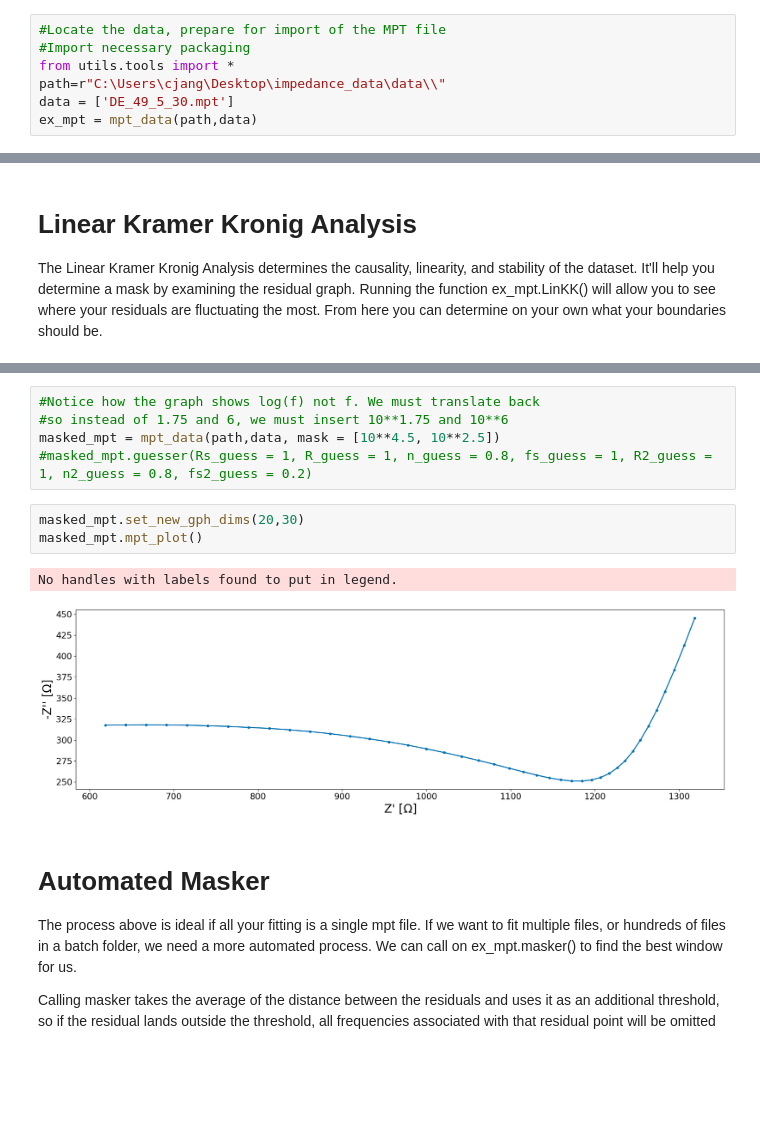
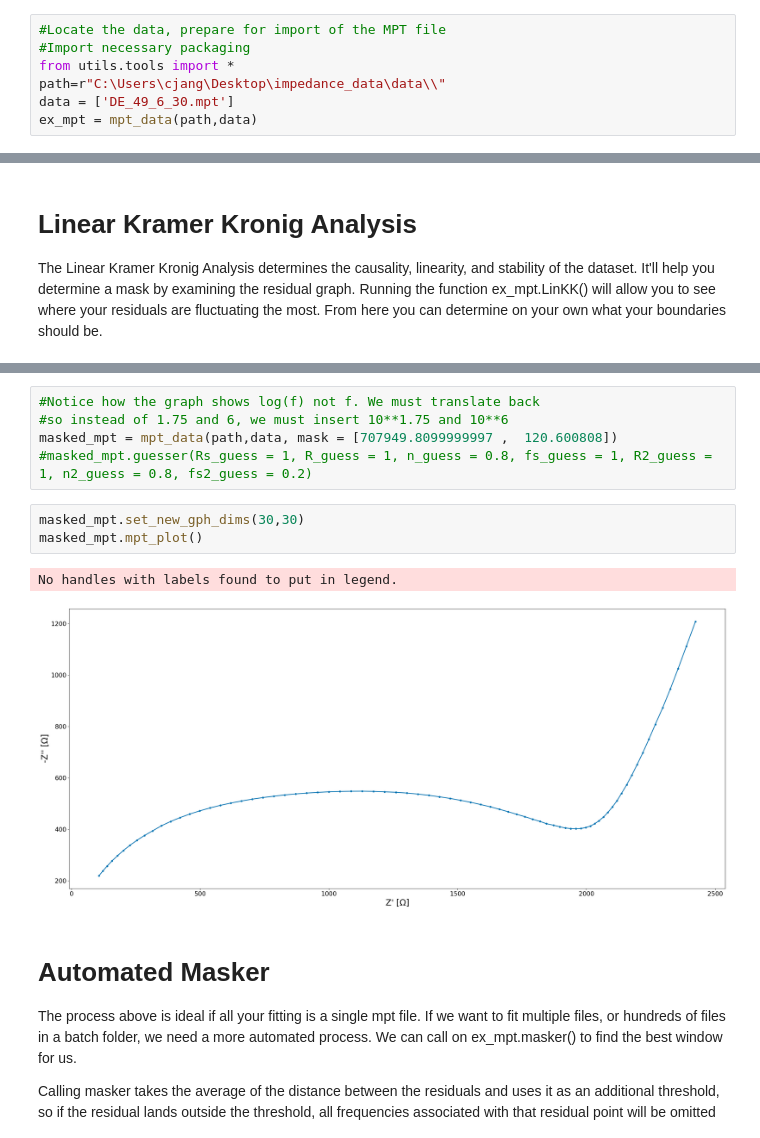
Before and after one commit to WildcatDiscovery/Kyler_Speed_Circuit, a Jupyter notebook: python_notebooks/masking_the_data.ipynb, the cells around one changed output, grey strips where cells are left out. Cells and saved outputs as stored; diff of their text form; blank space fills up the shorter version.

```diff
--- a/python_notebooks/masking_the_data.ipynb
+++ b/python_notebooks/masking_the_data.ipynb
@@ -8,7 +8,7 @@ Even on a good dataset, we can get a sizable error if we take into consideration
 #Import necessary packaging
 from utils.tools import *
 path=r"C:\Users\cjang\Desktop\impedance_data\data\\"
-data = ['DE_49_5_30.mpt']
+data = ['DE_49_6_30.mpt']
 ex_mpt = mpt_data(path,data)
 # %%
 ex_mpt.mpt_plot()
@@ -35,14 +130,14 @@ cycle || No. RC-elements ||   u
 # %%
 #Notice how the graph shows log(f) not f. We must translate back
 #so instead of 1.75 and 6, we must insert 10**1.75 and 10**6
-masked_mpt = mpt_data(path,data, mask = [10**4.5, 10**2.5])
+masked_mpt = mpt_data(path,data, mask = [707949.8099999997 ,  120.600808])
 #masked_mpt.guesser(Rs_guess = 1, R_guess = 1, n_guess = 0.8, fs_guess = 1, R2_guess = 1, n2_guess = 0.8, fs2_guess = 0.2)
 # %%
-masked_mpt.set_new_gph_dims(20,30)
+masked_mpt.set_new_gph_dims(30,30)
 masked_mpt.mpt_plot()
 # %% [output]
 No handles with labels found to put in legend.
-[figure, old version]
+[figure, new version]
 # %% [markdown]
 # Automated Masker
 
```
Also changed, not shown: parts of 7 cells of this notebook.
